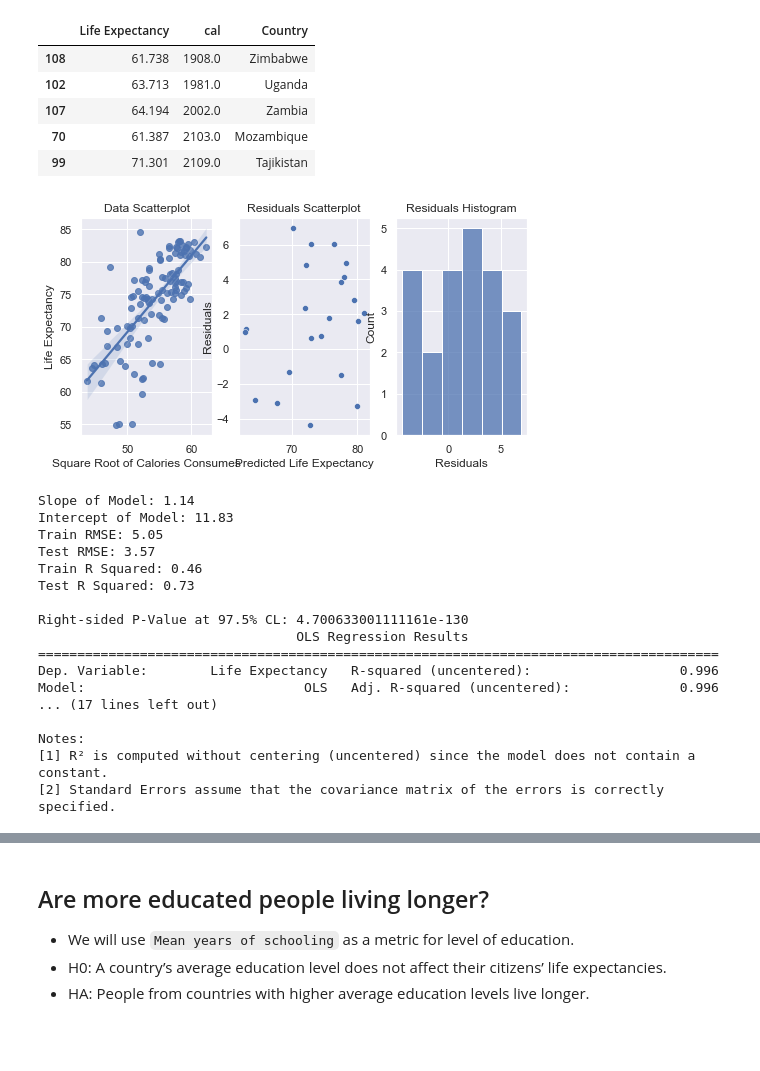
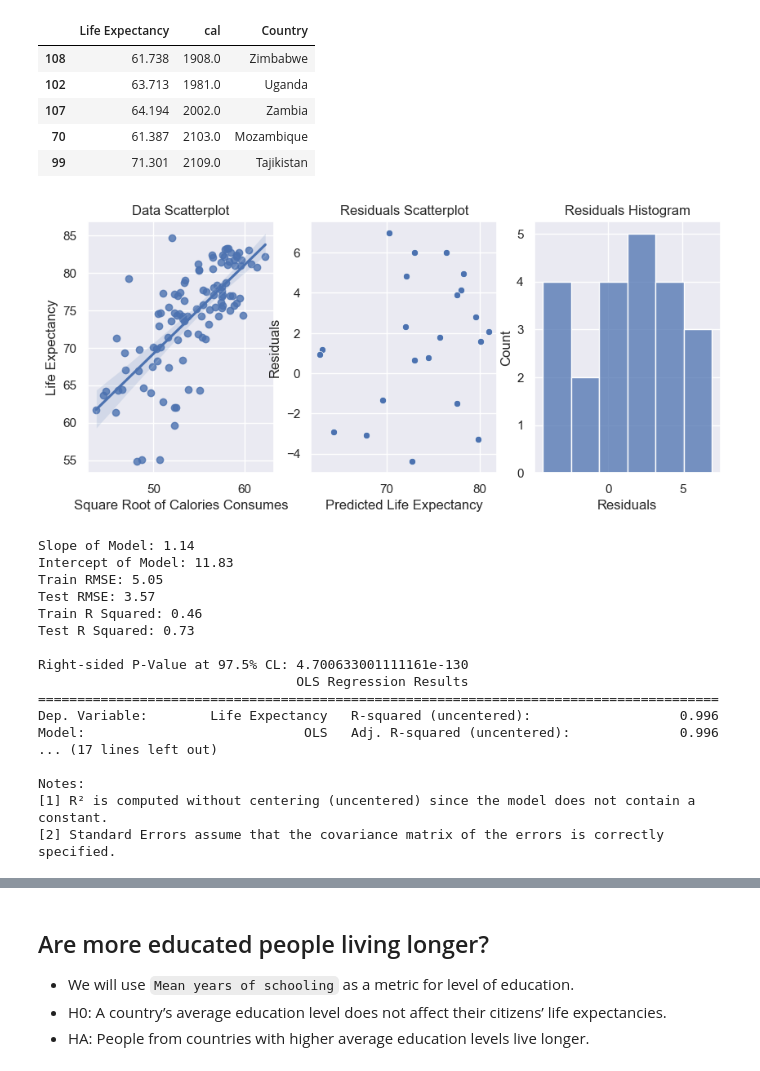
Before and after one commit to ryanbordo/Life-Expectancies-Analysis, a Jupyter notebook: p5-final.ipynb, the cells around one changed output, grey strips where cells are left out. Cells and saved outputs as stored; diff of their text form; code cells hidden in the pictures; blank space fills up the shorter version.

```diff
--- a/p5-final.ipynb
+++ b/p5-final.ipynb
@@ -135,38 +135,38 @@ df_h1.head()
 | 70 | 61.387 | 2103.0 | Mozambique |
 | 99 | 71.301 | 2109.0 | Tajikistan |
 # %%
-sns.set(rc={'figure.figsize':(8,4)})
+sns.set(rc={'figure.figsize':(10,4)})
 
 #Used sqrt transformation because data showed strong curve and slightly heteroskedastic
 X = np.sqrt(df_h1["cal"].to_numpy().reshape(-1,1))
 y = (df_h1["Life Expectancy"])
 calories_train, calories_test, exp_train, exp_test = train_test_split(X, y, test_size=0.2, random_state=10)
 model_h1 = LinearRegression().fit(calories_train,exp_train)
 train_predictions = model_h1.predict(calories_train)
 test_predictions = model_h1.predict(calories_test)
 
 #errors
 train_r_squared = model_h1.score(calories_train,exp_train)
 test_r_squared = model_h1.score(calories_test,exp_test)
 train_residuals = exp_train - train_predictions
 test_residuals = exp_test - test_predictions
 train_rmse = np.sqrt(np.mean(train_residuals**2))
 test_rmse = np.sqrt(np.mean(test_residuals**2))
 
 #plots
 OLS_model_h1 = sm.OLS(y, X).fit()
 f, (ax1, ax2, ax3) = plt.subplots(1, 3)
 sns.regplot(x = X,y = y, ax = ax1).set(title = "Data Scatterplot", xlabel='Square Root of Calories Consumes', ylabel='Life Expectancy')
 sns.scatterplot(x = test_predictions, y = test_residuals, ax = ax2).set(title = "Residuals Scatterplot", xlabel='Predicted Life Expectancy', ylabel='Residuals')
 sns.histplot(test_residuals, ax = ax3).set(title = "Residuals Histogram",xlabel='Residuals', ylabel='Count')
 plt.show()
 print("Slope of Model:",f'{model_h1.coef_[0]:.2f}',"\nIntercept of Model:",f'{model_h1.intercept_:.2f}')
 print("Train RMSE:",f'{train_rmse:.2f}',"\nTest RMSE:",f'{test_rmse:.2f}')
 print("Train R Squared:",f'{train_r_squared:.2f}',"\nTest R Squared:",f'{test_r_squared:.2f}')
 print("\nRight-sided P-Value at 97.5% CL:",OLS_model_h1.t_test(1).pvalue)
 print(OLS_model_h1.summary())
 # %% [output]
-[figure, old version]
+[figure, new version]
 Slope of Model: 1.14
 Intercept of Model: 11.83
 Train RMSE: 5.05
```
Also changed, not shown: parts of 8 cells of this notebook.
